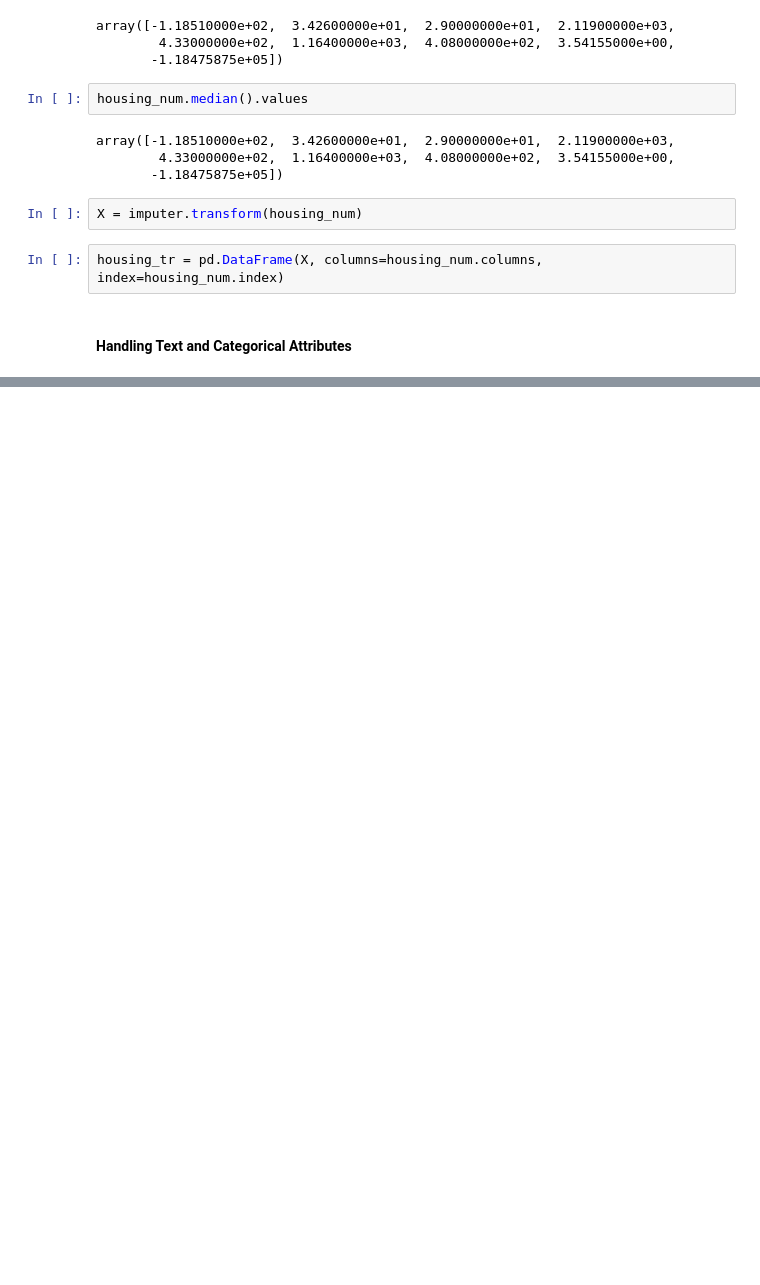
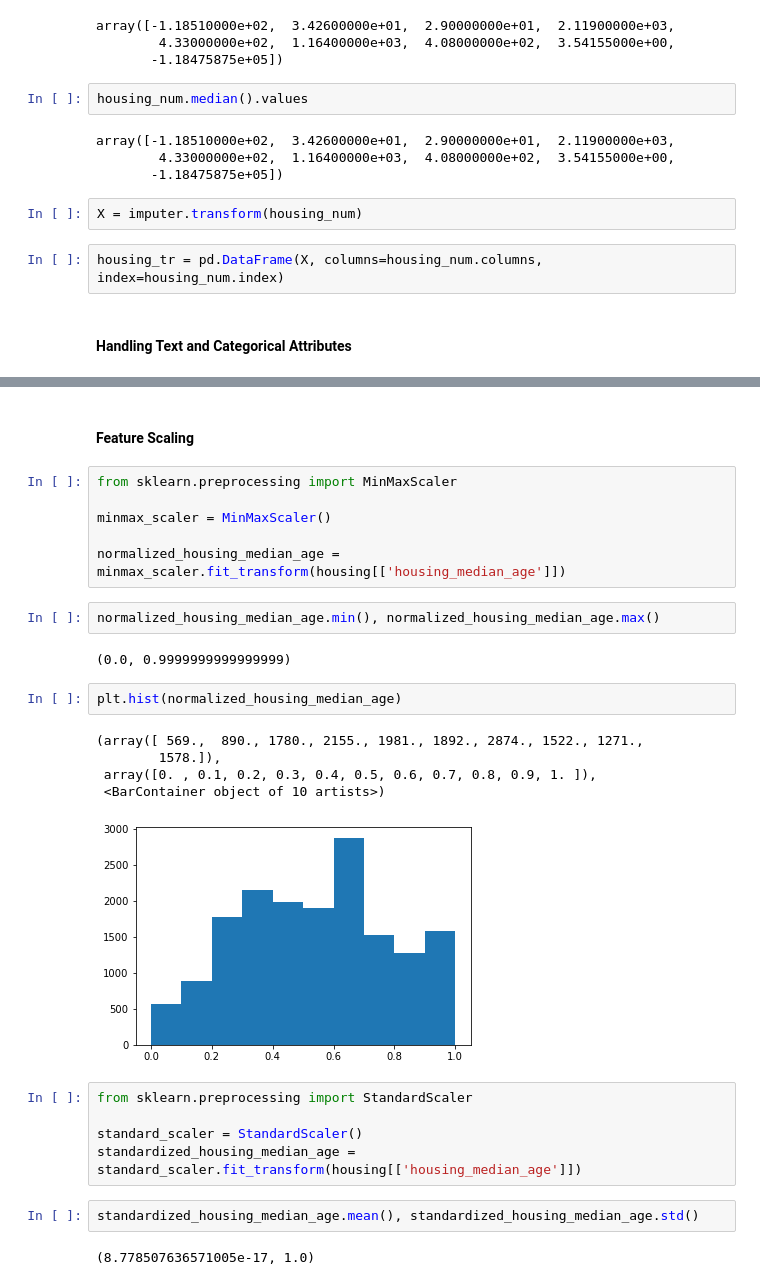
Before and after one commit to Arup3201/Hands-On-ML, a Jupyter notebook: Housing.ipynb, the cells around one changed output, grey strips where cells are left out. Drawn from its saved outputs; the diff is of its cells as text; blank space fills up the shorter version.

Commit message:
changes made to housing.ipynb

```diff
--- a/Housing.ipynb
+++ b/Housing.ipynb
@@ -496,0 +624,29 @@ housing_tr = pd.DataFrame(X, columns=housing_num.columns, index=housing_num.inde
+# %% [markdown]
+#### Feature Scaling
+# %%
+from sklearn.preprocessing import MinMaxScaler
+
+minmax_scaler = MinMaxScaler()
+
+normalized_housing_median_age = minmax_scaler.fit_transform(housing[['housing_median_age']])
+# %%
+normalized_housing_median_age.min(), normalized_housing_median_age.max()
+# %% [output]
+(0.0, 0.9999999999999999)
+# %%
+plt.hist(normalized_housing_median_age)
+# %% [output]
+(array([ 569.,  890., 1780., 2155., 1981., 1892., 2874., 1522., 1271.,
+        1578.]),
+ array([0. , 0.1, 0.2, 0.3, 0.4, 0.5, 0.6, 0.7, 0.8, 0.9, 1. ]),
+ <BarContainer object of 10 artists>)
+[figure, added]
+# %%
+from sklearn.preprocessing import StandardScaler
+
+standard_scaler = StandardScaler()
+standardized_housing_median_age = standard_scaler.fit_transform(housing[['housing_median_age']])
+# %%
+standardized_housing_median_age.mean(), standardized_housing_median_age.std()
+# %% [output]
+(8.778507636571005e-17, 1.0)
```
Also changed, not shown: parts of 16 cells of this notebook.
